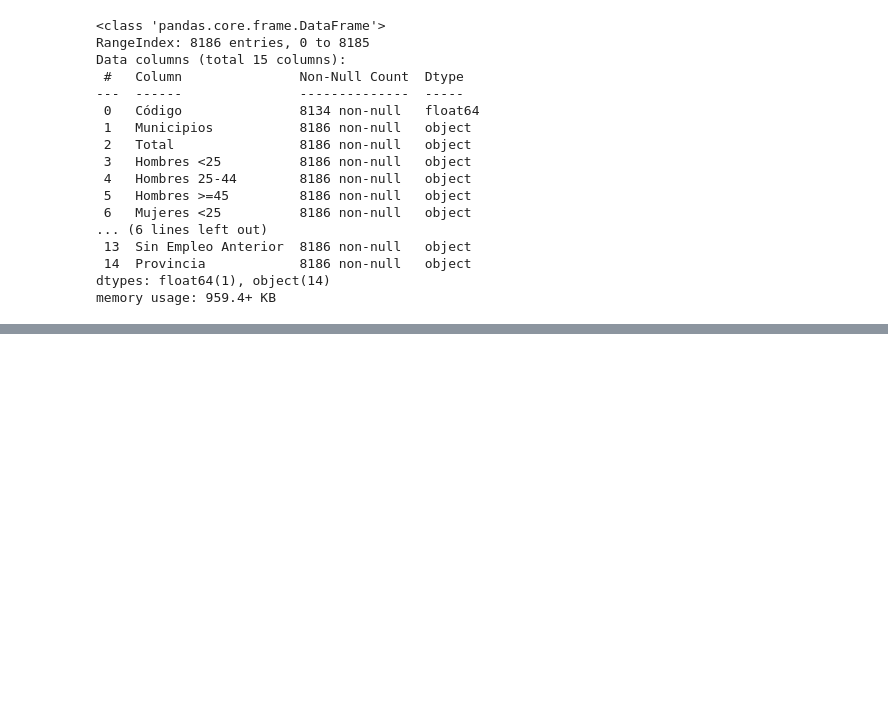
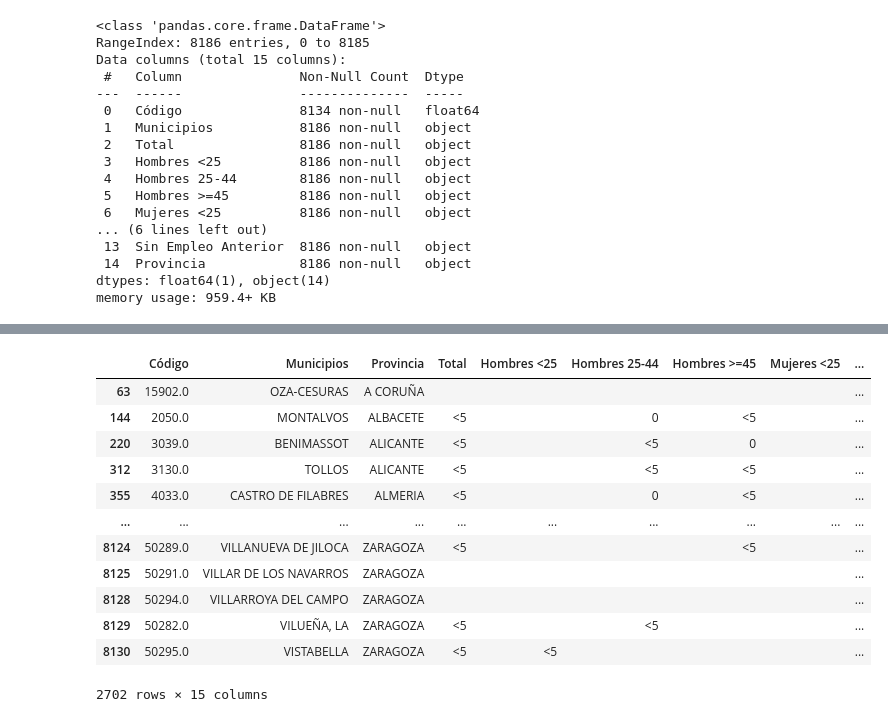
Before and after one commit to Rcm89/TFM-analisis-educacion, a Jupyter notebook: paro_municipios.ipynb, the cells around one changed output, grey strips where cells are left out. Cells and saved outputs as stored; diff of their text form; code cells hidden in the pictures; blank space fills up the shorter version.

```diff
--- a/paro_municipios.ipynb
+++ b/paro_municipios.ipynb
@@ -221,0 +322,20 @@ df_paro_municipios.head()
+# %%
+# Identificar los valores no numéricos en la columna "Total"
+df_valores_no_numericos = df_paro_municipios[~df_paro_municipios['Total'].str.isnumeric()]
+
+# Mostrar los valores no numéricos
+df_valores_no_numericos
+# %% [output]
+|  | Código | Municipios | Provincia | Total | Hombres <25 | Hombres 25-44 | Hombres >=45 | Mujeres <25 | ... |
+| 63 | 15902.0 | OZA-CESURAS | A CORUÑA |  |  |  |  |  | ... |
+| 144 | 2050.0 | MONTALVOS | ALBACETE | <5 |  | 0 | <5 |  | ... |
+| 220 | 3039.0 | BENIMASSOT | ALICANTE | <5 |  | <5 | 0 |  | ... |
+| 312 | 3130.0 | TOLLOS | ALICANTE | <5 |  | <5 | <5 |  | ... |
+| 355 | 4033.0 | CASTRO DE FILABRES | ALMERIA | <5 |  | 0 | <5 |  | ... |
+| ... | ... | ... | ... | ... | ... | ... | ... | ... | ... |
+| 8124 | 50289.0 | VILLANUEVA DE JILOCA | ZARAGOZA | <5 |  |  | <5 |  | ... |
+| 8125 | 50291.0 | VILLAR DE LOS NAVARROS | ZARAGOZA |  |  |  |  |  | ... |
+| 8128 | 50294.0 | VILLARROYA DEL CAMPO | ZARAGOZA |  |  |  |  |  | ... |
+| 8129 | 50282.0 | VILUEÑA, LA | ZARAGOZA | <5 |  | <5 |  |  | ... |
+| 8130 | 50295.0 | VISTABELLA | ZARAGOZA | <5 | <5 |  |  |  | ... |
+2702 rows × 15 columns
```
Also changed, not shown: parts of 36 cells of this notebook, 7 other files.
